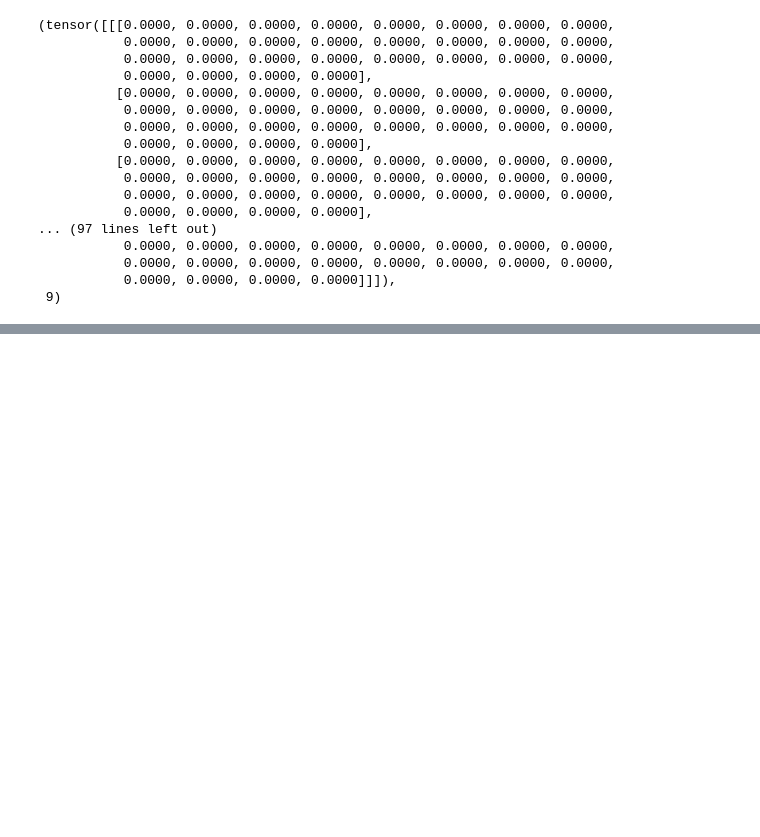
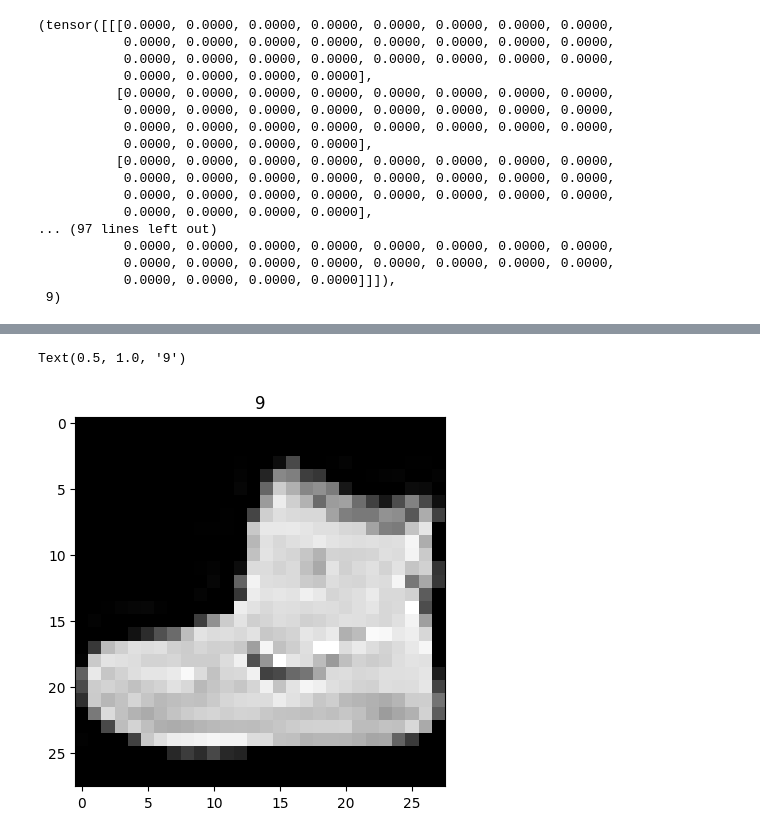
Before and after one commit to SanjaySaatyaki/pytorch_4_ml_dl, a Jupyter notebook: 03_python__computer_vision.ipynb, the cells around one changed output, grey strips where cells are left out. Cells and saved outputs as stored; diff of their text form; code cells hidden in the pictures; blank space fills up the shorter version.

```diff
--- a/03_python__computer_vision.ipynb
+++ b/03_python__computer_vision.ipynb
@@ -63,0 +113,6 @@ image,label
+# %%
+plt.imshow(image.squeeze(),cmap="gray")
+plt.title(label)
+# %% [output]
+Text(0.5, 1.0, '9')
+[figure, added]
```
Also changed, not shown: parts of 44 cells of this notebook.
